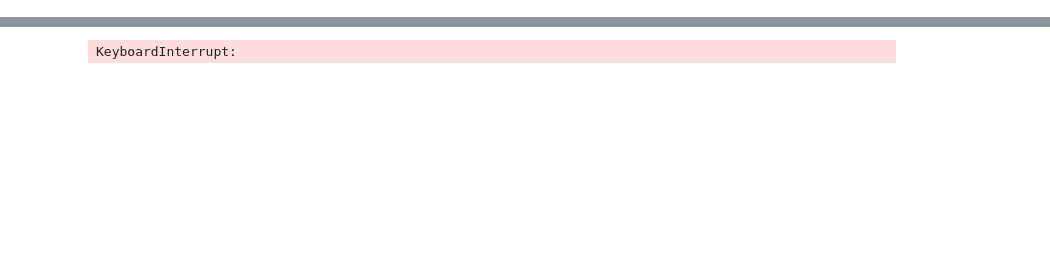
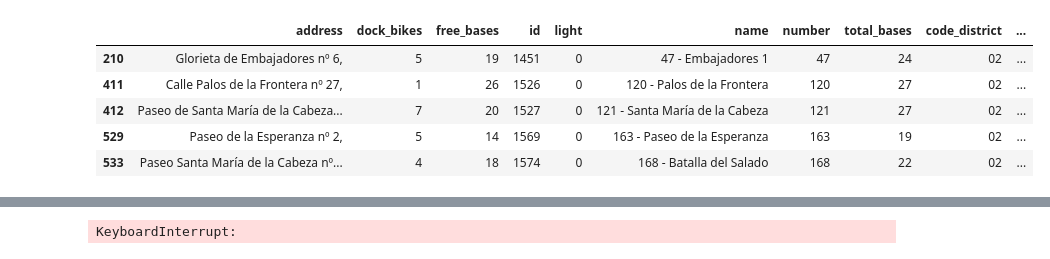
Before and after one commit to silviluliuma/ih_datamadpt0923_project_m1, a Jupyter notebook: notebooks/dev_route.ipynb, the cells around one changed output, grey strips where cells are left out. Saved outputs shown, nothing was run; the diff lists cells and outputs as text; code cells hidden in the pictures; blank space fills up the shorter version.

```diff
--- a/notebooks/dev_route.ipynb
+++ b/notebooks/dev_route.ipynb
@@ -110,6 +120,15 @@ get_light1(district_02)
 def get_light0(df):
     df_light0 = df[df["light"]==0]
     return df_light0
+# %%
+get_light0(district_02)
+# %% [output]
+|  | address | dock_bikes | free_bases | id | light | name | number | total_bases | code_district | ... |
+| 210 | Glorieta de Embajadores nº 6, | 5 | 19 | 1451 | 0 | 47 - Embajadores 1 | 47 | 24 | 02 | ... |
+| 411 | Calle Palos de la Frontera nº 27, | 1 | 26 | 1526 | 0 | 120 - Palos de la Frontera | 120 | 27 | 02 | ... |
+| 412 | Paseo de Santa María de la Cabeza... | 7 | 20 | 1527 | 0 | 121 - Santa María de la Cabeza | 121 | 27 | 02 | ... |
+| 529 | Paseo de la Esperanza nº 2, | 5 | 14 | 1569 | 0 | 163 - Paseo de la Esperanza | 163 | 19 | 02 | ... |
+| 533 | Paseo Santa María de la Cabeza nº... | 4 | 18 | 1574 | 0 | 168 - Batalla del Salado | 168 | 22 | 02 | ... |
 # %%
 def find_nearest_to_coords(df, coords):
     station_coordinates = df['coordinates'].tolist()
```
Also changed, not shown: parts of 6 cells of this notebook.
